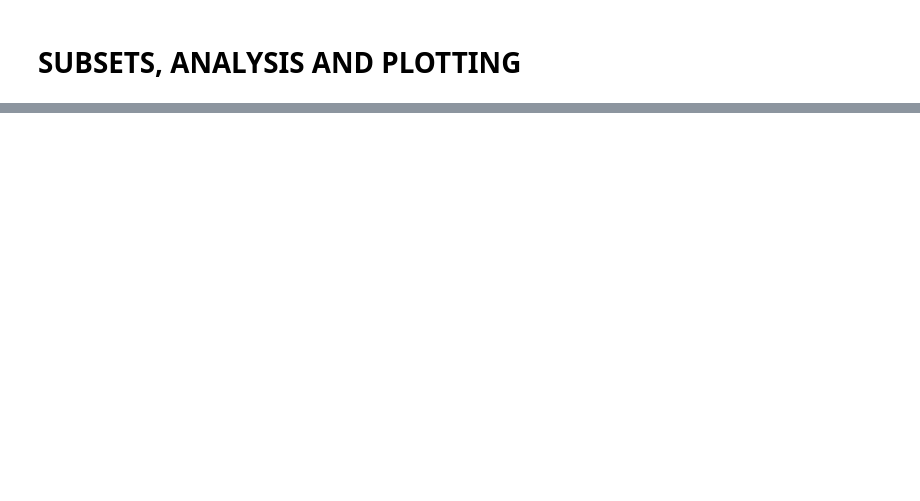
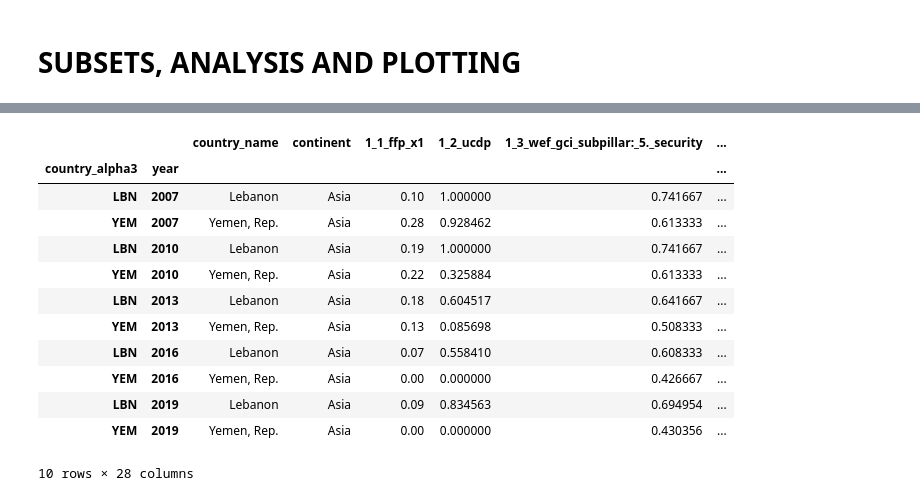
Before and after one commit to sergeimolinari/IDOS-PPP, a Jupyter notebook: src/idos_ppp/data_management/try.ipynb, the cells around one changed output, grey strips where cells are left out. Cells and saved outputs as stored; diff of their text form; code cells hidden in the pictures; blank space fills up the shorter version.

Commit message:
Add comparison between Yemen and Lebanon.

```diff
--- a/src/idos_ppp/data_management/try.ipynb
+++ b/src/idos_ppp/data_management/try.ipynb
@@ -181,3 +313,20 @@ prova3_data = pd.read_pickle(
     BLD / "data" / "subsets" / "conflict_and_postconflict_countries_data.pkl",
 )
 prova3_data = prova3_data.reset_index()
+# %%
+conflict_and_postconflict_countries_data = pd.read_pickle(BLD / "data" / "subsets" / "conflict_and_postconflict_countries_data.pkl")
+conflict_and_postconflict_countries_data
+# %% [output]
+|  |  | country_name | continent | 1_1_ffp_x1 | 1_2_ucdp | 1_3_wef_gci_subpillar:_5._security | ... |
+| country_alpha3 | year |  |  |  |  |  | ... |
+| LBN | 2007 | Lebanon | Asia | 0.10 | 1.000000 | 0.741667 | ... |
+| YEM | 2007 | Yemen, Rep. | Asia | 0.28 | 0.928462 | 0.613333 | ... |
+| LBN | 2010 | Lebanon | Asia | 0.19 | 1.000000 | 0.741667 | ... |
+| YEM | 2010 | Yemen, Rep. | Asia | 0.22 | 0.325884 | 0.613333 | ... |
+| LBN | 2013 | Lebanon | Asia | 0.18 | 0.604517 | 0.641667 | ... |
+| YEM | 2013 | Yemen, Rep. | Asia | 0.13 | 0.085698 | 0.508333 | ... |
+| LBN | 2016 | Lebanon | Asia | 0.07 | 0.558410 | 0.608333 | ... |
+| YEM | 2016 | Yemen, Rep. | Asia | 0.00 | 0.000000 | 0.426667 | ... |
+| LBN | 2019 | Lebanon | Asia | 0.09 | 0.834563 | 0.694954 | ... |
+| YEM | 2019 | Yemen, Rep. | Asia | 0.00 | 0.000000 | 0.430356 | ... |
+10 rows × 28 columns
```
Also changed, not shown: parts of 11 cells of this notebook, 5 other files.
